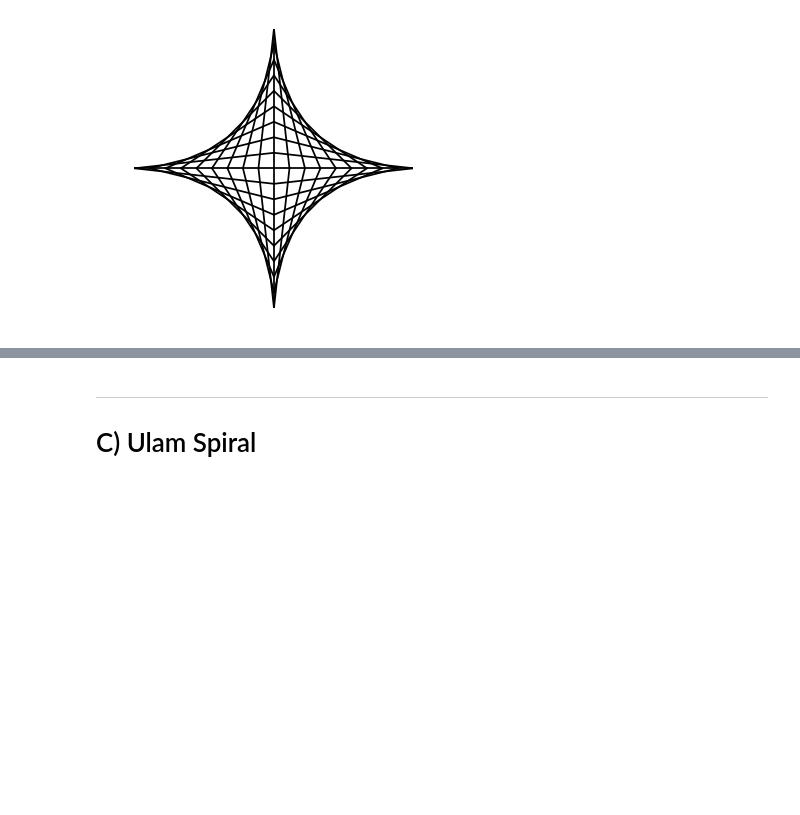
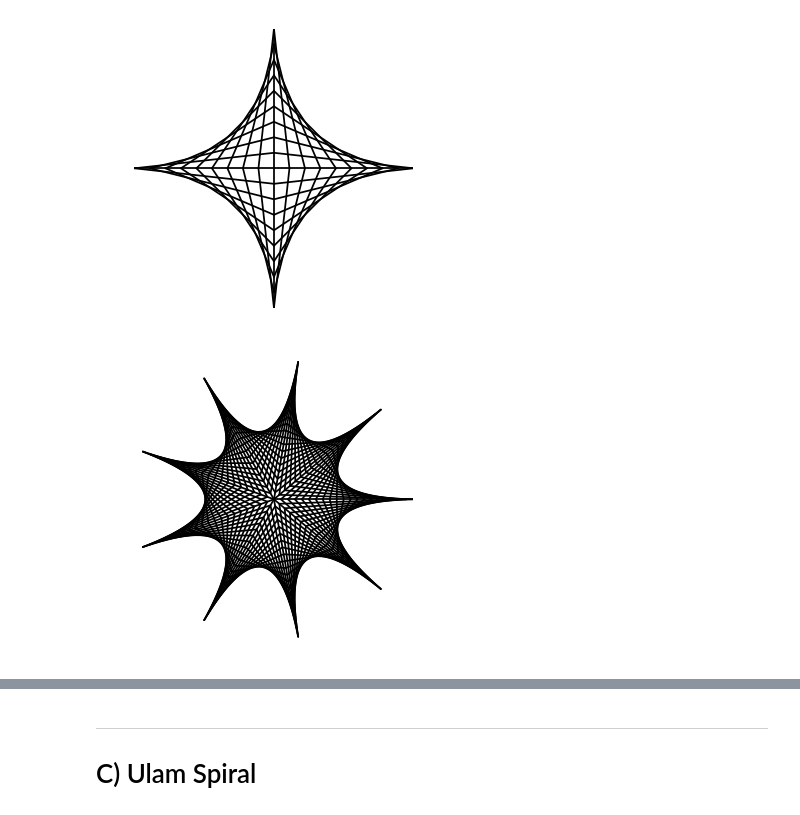
Before and after one commit to effa/iv122, a Jupyter notebook: 01-numbers.ipynb, the cells around one changed output, grey strips where cells are left out. Drawn from its saved outputs; the diff is of its cells as text; code cells hidden in the pictures; blank space fills up the shorter version.

Commit message:
Week 1: stars, nsd

```diff
--- a/01-numbers.ipynb
+++ b/01-numbers.ipynb
@@ -165,14 +169,21 @@ show_image(transition())
 # %% [markdown]
 ## Vector Graphics
 # %%
+def create_figure():
+    plt.figure(figsize=[5,5])
+    plt.axis('off')
+    plt.axis('equal')
+
 def line(start, end):
     plt.plot([start[0], end[0]], [start[1], end[1]], 'k-')
 
-# TODO: extract common functions
+# TODO: Extract common functions:
+# from drawing import VectorImage
+# img = VectorImage()
+# img.line(...)
 
 def star(density=4):
-    plt.figure(figsize=[5,5])
-    plt.axis('off')
+    create_figure()
     line([-1, 0], [1, 0])
     line([0, -1], [0, 1])
     step = 1 / density
@@ -184,9 +195,28 @@ def star(density=4):
 
 star(density=9)
 
-# TODO: other "stars"
-
 # How to save SVG:
 #plt.savefig("output/name.svg")
 # %% [output]
 [figure]
+# %%
+def star(n, density):
+    create_figure()
+    angles = [radians(i*360/n) for i in range(n)]
+    directions = [(cos(angle), sin(angle)) for angle in angles]
+    for direction in directions:
+        line([0, 0], direction)
+    step = 1 / density
+    for k in range(density):
+        dist1 = (k+1) * step
+        dist2 = 1 - k * step
+        for d in range(n):
+            dx1, dy1 = directions[d]
+            dx2, dy2 = directions[(d+1) % n]
+            start = (dist1 * dx1, dist1 * dy1)
+            end = (dist2 * dx2, dist2 * dy2)
+            line(start, end)
+
+star(n=9, density=20)
+# %% [output]
+[figure, added]
```
Also changed, not shown: parts of 12 cells of this notebook.
